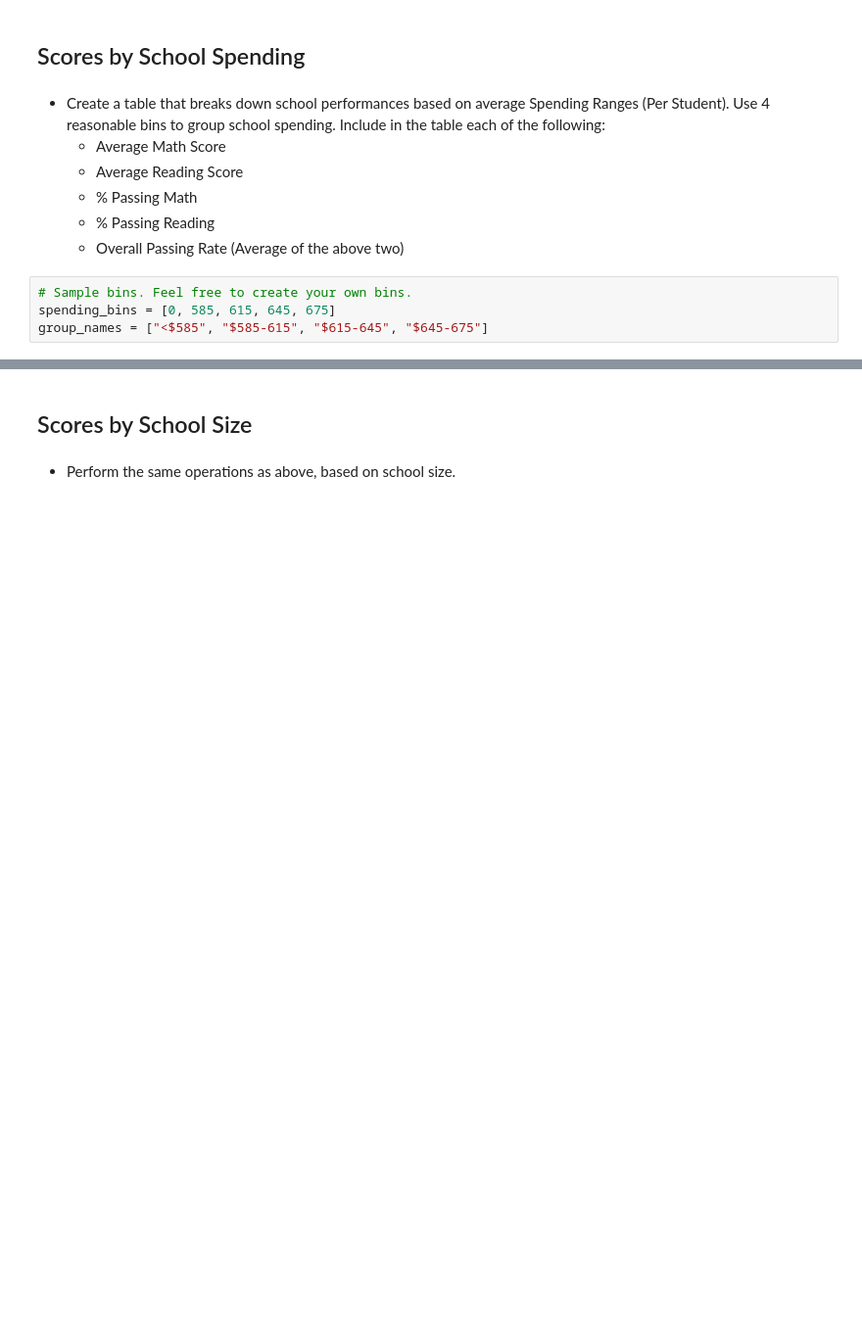
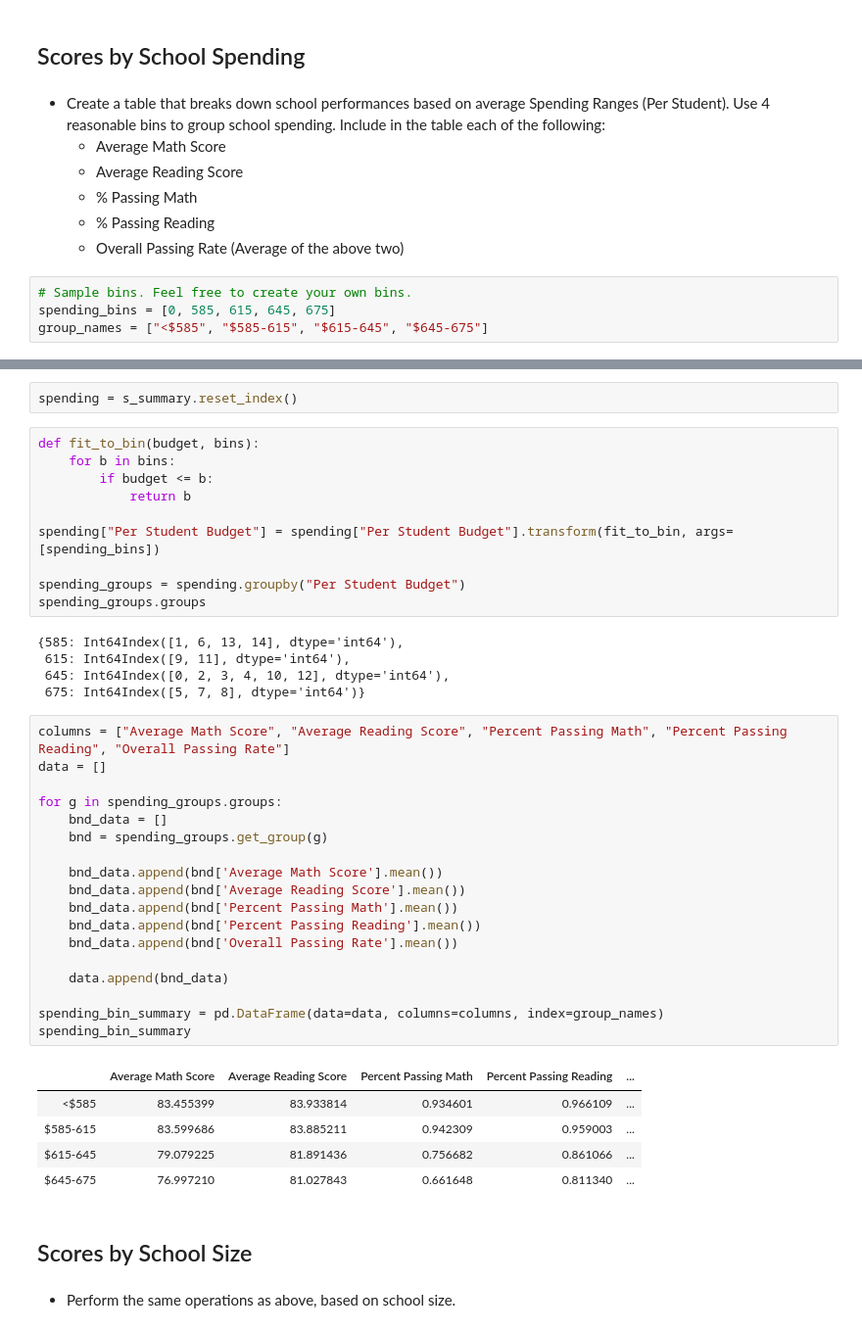
Before and after one commit to bryan-lopez/academy-pie, a Jupyter notebook: PyCitySchools_starter.ipynb, the cells around one changed output, grey strips where cells are left out. Shown: that part at 98% size. Cells and saved outputs as stored; diff of their text form; blank space fills up the shorter version.

```diff
--- a/PyCitySchools_starter.ipynb
+++ b/PyCitySchools_starter.ipynb
@@ -331,3 +363,44 @@ group_names = ["<$585", "$585-615", "$615-645", "$645-675"]
+# %%
+spending = s_summary.reset_index()
+# %%
+def fit_to_bin(budget, bins):
+    for b in bins:
+        if budget <= b:
+            return b
+
+spending["Per Student Budget"] = spending["Per Student Budget"].transform(fit_to_bin, args=[spending_bins])
+
+spending_groups = spending.groupby("Per Student Budget")
+spending_groups.groups
+# %% [output]
+{585: Int64Index([1, 6, 13, 14], dtype='int64'),
+ 615: Int64Index([9, 11], dtype='int64'),
+ 645: Int64Index([0, 2, 3, 4, 10, 12], dtype='int64'),
+ 675: Int64Index([5, 7, 8], dtype='int64')}
+# %%
+columns = ["Average Math Score", "Average Reading Score", "Percent Passing Math", "Percent Passing Reading", "Overall Passing Rate"]
+data = []
+
+for g in spending_groups.groups:
+    bnd_data = []
+    bnd = spending_groups.get_group(g)
+
+    bnd_data.append(bnd['Average Math Score'].mean())
+    bnd_data.append(bnd['Average Reading Score'].mean())
+    bnd_data.append(bnd['Percent Passing Math'].mean())
+    bnd_data.append(bnd['Percent Passing Reading'].mean())
+    bnd_data.append(bnd['Overall Passing Rate'].mean())
+
+    data.append(bnd_data)
+
+spending_bin_summary = pd.DataFrame(data=data, columns=columns, index=group_names)
+spending_bin_summary
+# %% [output]
+|  | Average Math Score | Average Reading Score | Percent Passing Math | Percent Passing Reading | ... |
+| <$585 | 83.455399 | 83.933814 | 0.934601 | 0.966109 | ... |
+| $585-615 | 83.599686 | 83.885211 | 0.942309 | 0.959003 | ... |
+| $615-645 | 79.079225 | 81.891436 | 0.756682 | 0.861066 | ... |
+| $645-675 | 76.997210 | 81.027843 | 0.661648 | 0.811340 | ... |
 # %% [markdown]
 ## Scores by School Size
 # %% [markdown]
```
Also changed, not shown: parts of 9 cells of this notebook.
